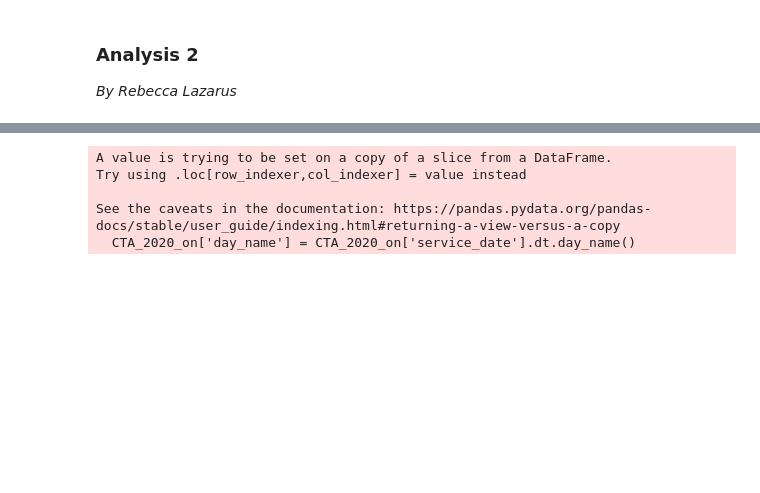
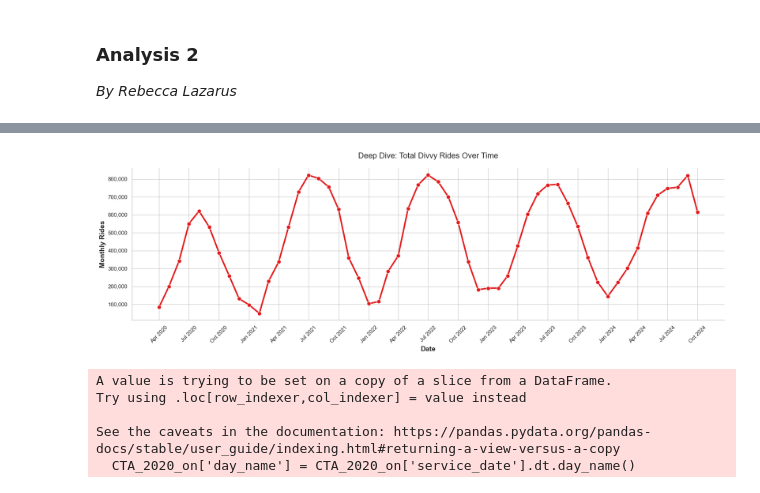
Before and after one commit to JonasGoldberg18/STAT303_Final_Project, a Jupyter notebook: Project Code Template.ipynb, the cells around one changed output, grey strips where cells are left out. Cells and saved outputs as stored; diff of their text form; code cells hidden in the pictures; blank space fills up the shorter version.

```diff
--- a/Project Code Template.ipynb
+++ b/Project Code Template.ipynb
@@ -659,18 +682,19 @@ CTA = pd.read_csv("../data/CTA_Ridership_Totals.csv")
 # %%
 #DIVVY DATA
 #convert start date for graphing
-divvy_data['started_at'] = pd.to_datetime(divvy_data['started_at'])
+divvy_data['started_at'] = pd.to_datetime(divvy_data['started_at'], format = 'mixed')
 divvy_data['month_year'] = divvy_data['started_at'].dt.to_period('M')
 counts = divvy_data.groupby('month_year').size().reset_index(name='count')
 counts['month_year'] = counts['month_year'].dt.to_timestamp()
 
-#Graph trend across the months and years
-plt.figure(figsize=(18, 6))
-sns.lineplot(data=counts, x = 'month_year', y = 'count', marker = 'o')
-plt.title('Divvy Data Total Rides Over Time')
-plt.xlabel('Date')
-plt.ylabel('Total Rides')
-plt.xticks(ticks = counts['month_year'], labels = counts['month_year'].dt.strftime('%Y-%m'), rotation=45)
-plt.grid(True)
-plt.margins(x=0)
-plt.show();
+#CTA DATA
+#prep for graph
+CTA['total_rides'] = pd.to_numeric(CTA['total_rides'].astype(str).str.replace(',', ''), errors='coerce')
+CTA['bus'] = pd.to_numeric(CTA['bus'].astype(str).str.replace(',', ''), errors='coerce')
+CTA['rail_boardings'] = pd.to_numeric(CTA['rail_boardings'].astype(str).str.replace(',', ''), errors='coerce')
+CTA['service_date'] = pd.to_datetime(CTA['service_date'])
+CTA['year'] = CTA['service_date'].dt.year
+CTA['month_year'] = CTA['service_date'].dt.to_period('M')
+CTA['month_year'] = CTA['month_year'].dt.to_timestamp()
+CTA_2020_on = CTA[(CTA['month_year'] >= pd.Timestamp('2020-04-01')) & (CTA['month_year'] <= pd.Timestamp('2024-10-01'))]
+CTA_monthly = CTA_2020_on.groupby('month_year', as_index=False)['total_rides'].sum()
@@ -746,3 +743,18 @@ plt.show();
+# %%
+#Look closer at just Divvy
+plt.figure(figsize=(18, 6))
+ax = sns.lineplot(data=counts, x = 'month_year', y = 'count', marker = 'o', color=colors['Divvy'], markersize=8, linewidth=3)
+plt.title('Deep Dive: Total Divvy Rides Over Time', pad=20)
+plt.ylabel('Monthly Rides', fontweight='bold')
+plt.xlabel('Date', fontweight='bold')
+ax.yaxis.set_major_formatter(plt.FuncFormatter(lambda x, loc: "{:,}".format(int(x))))
+ax.xaxis.set_major_formatter(mdates.DateFormatter('%b %Y'))
+ax.xaxis.set_major_locator(mdates.MonthLocator(interval=3))
+plt.xticks(rotation=45)
+clean_spines(ax)
+plt.tight_layout();
+# %% [output]
+[figure, added]
 # %%
 #Day of the week Analysis
 CTA_2020_on['day_name'] = CTA_2020_on['service_date'].dt.day_name()
```
Also changed, not shown: parts of 11 cells of this notebook.
